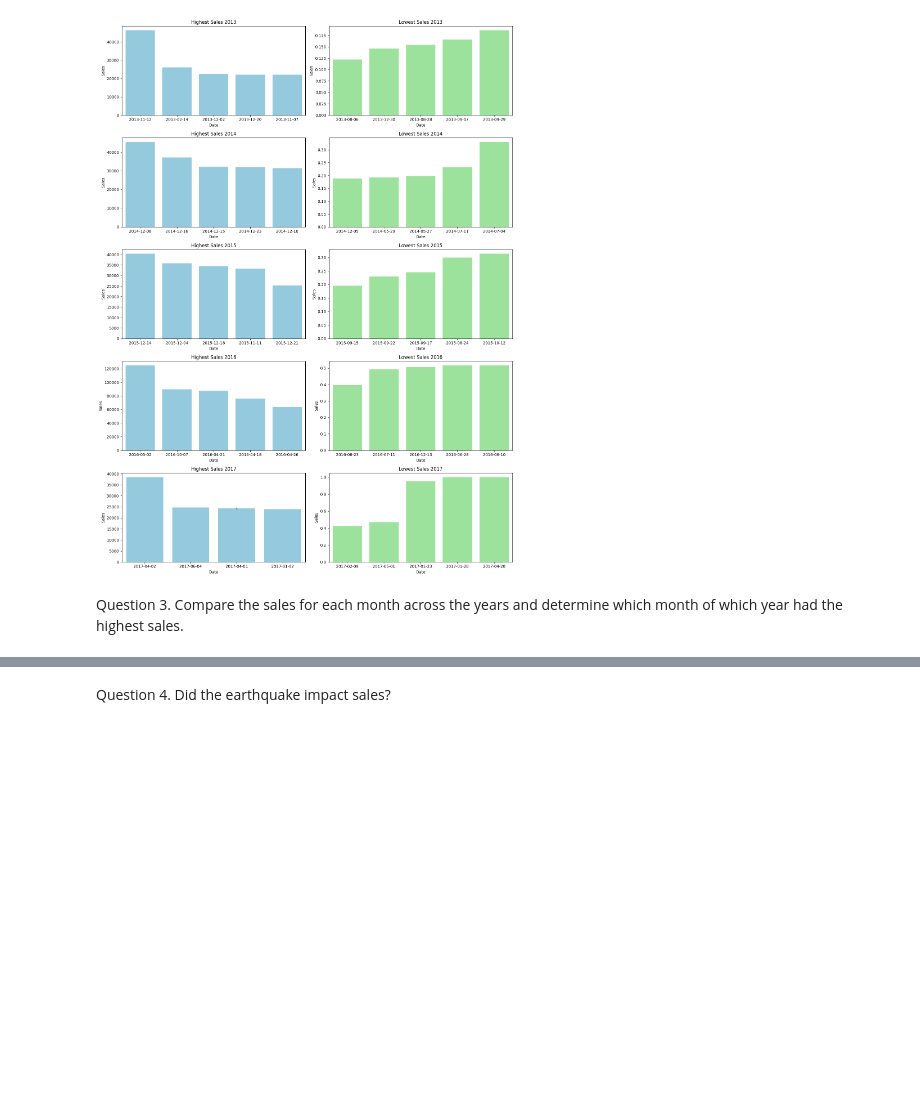
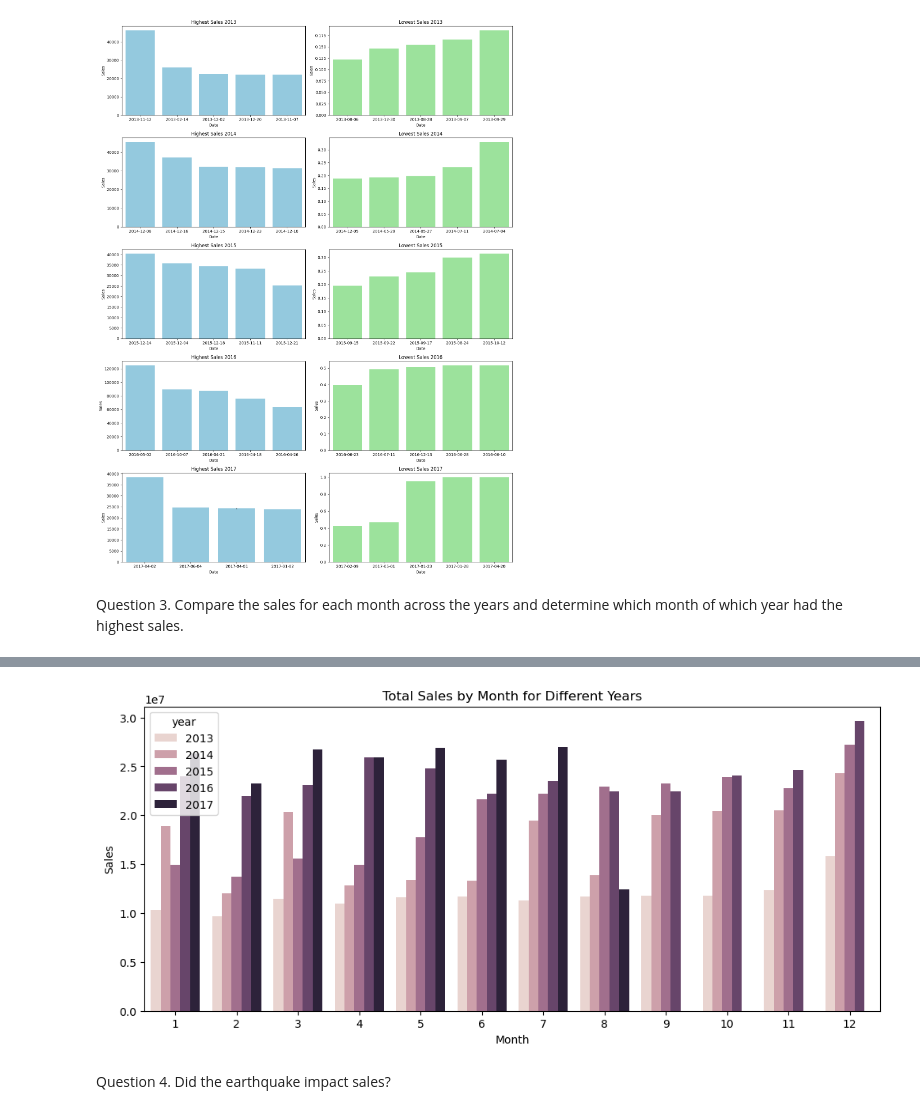
Before and after one commit to MumoMutiso/regression_collaboration, a Jupyter notebook: Time Series Regression Analysis.ipynb, the cells around one changed output, grey strips where cells are left out. Cells and saved outputs as stored; diff of their text form; code cells hidden in the pictures; blank space fills up the shorter version.

```diff
--- a/Time Series Regression Analysis.ipynb
+++ b/Time Series Regression Analysis.ipynb
@@ -1016,3 +1016,6 @@ plt.ylabel('Sales')
 plt.show()
 # %% [output]
 [figure]
+# %%
+sales_by_month = train_df.groupby(['year','month']).agg(pl.col("sales").sum())
+sales_by_month
@@ -1019,3 +1037,17 @@ plt.show()
+# %%
+plt.figure(figsize=(12,5))
+
+sns.barplot(
+    data=sales_by_month, ci=None,
+    x="month", y="sales", hue="year"
+)
+
+plt.xlabel("Month")
+plt.ylabel("Sales")
+plt.title("Total Sales by Month for Different Years")
+plt.show()
+# %% [output]
+[figure, added]
 # %% [markdown]
 Question 4. Did the earthquake impact sales?
 # %%
```
Also changed, not shown: parts of 14 cells of this notebook.
